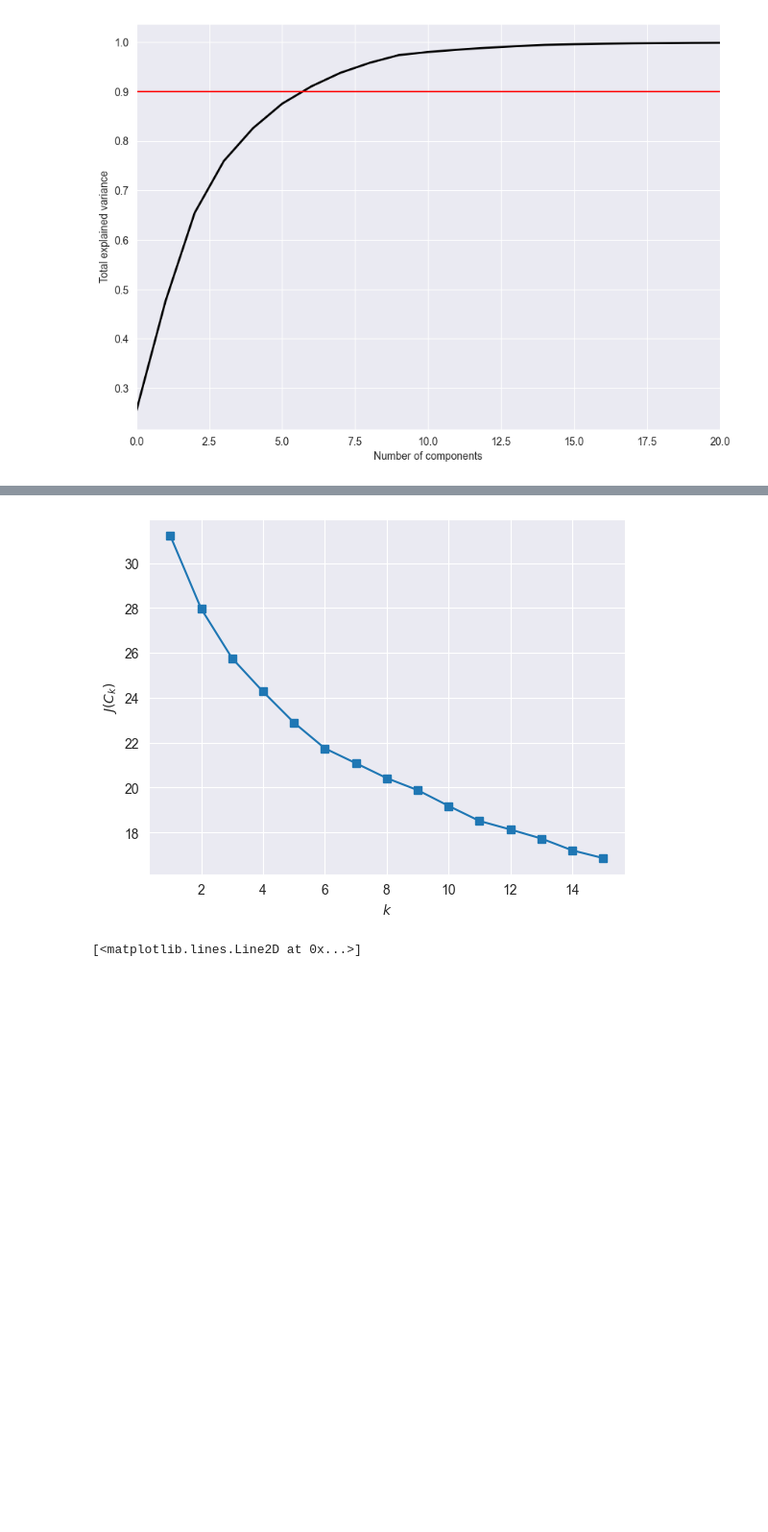
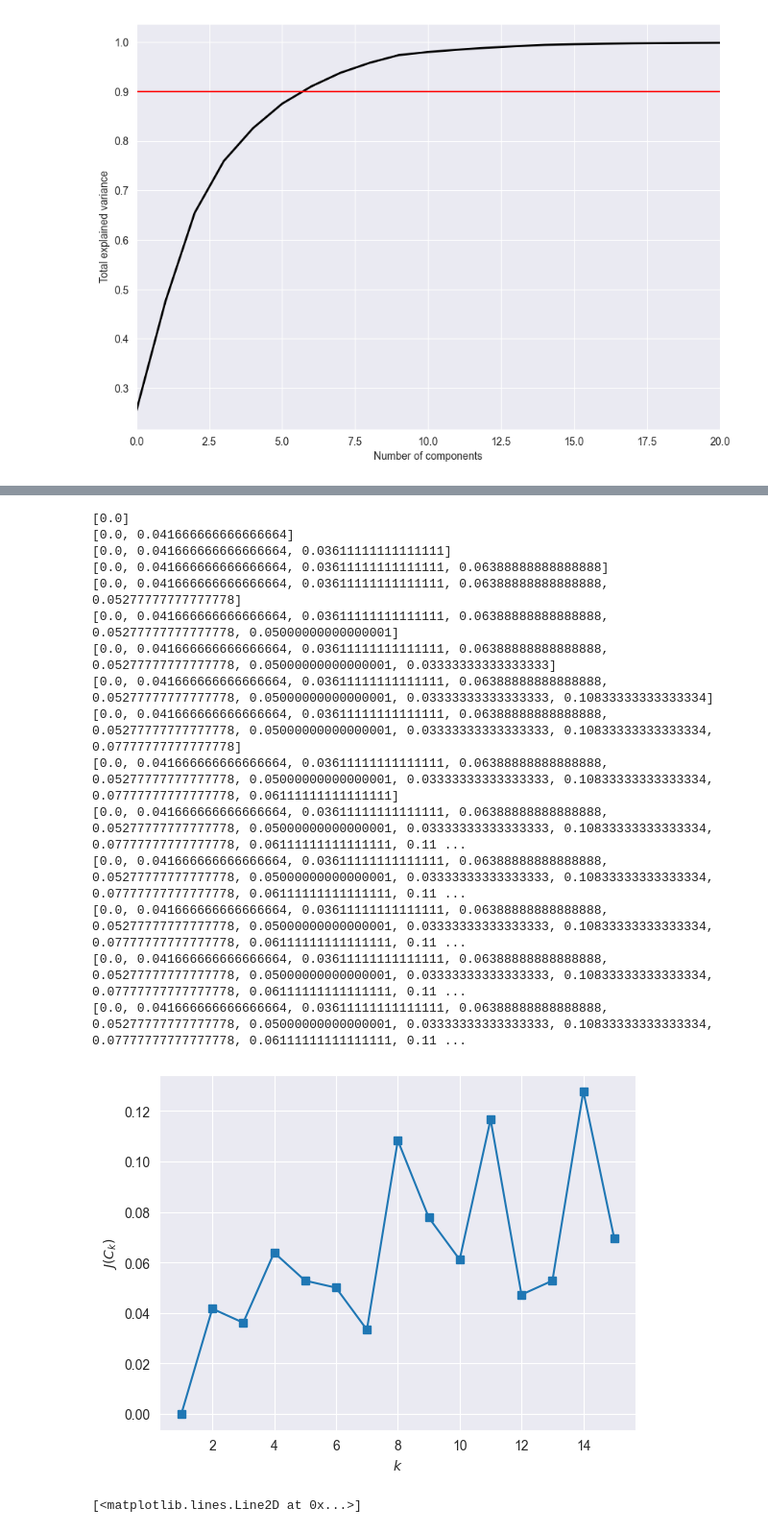
Before and after one commit to N777/ml_course_ru, a Jupyter notebook: assignments/Lab5/Lab5.ipynb, the cells around one changed output, grey strips where cells are left out. Shown at 96% size. Saved outputs shown, nothing was run; the diff lists cells and outputs as text; code cells hidden in the pictures; blank space fills up the shorter version.

```diff
--- a/assignments/Lab5/Lab5.ipynb
+++ b/assignments/Lab5/Lab5.ipynb
@@ -52,16 +61,35 @@ X_reduced = pca.fit_transform(diabetes_X)
 # %%
+from sklearn.metrics import f1_score
 from sklearn.cluster import KMeans
 
 inertia = []
 for k in range(1, 16):
-    kmeans = KMeans(n_clusters=k, random_state=1).fit(X_reduced)
-    inertia.append(np.sqrt(kmeans.inertia_))
+    kmeans = KMeans(n_clusters=k, random_state=1).fit(diabetes_X)
+    y_predict = kmeans.predict(diabetes_X)
+    inertia.append(f1_score(diabetes_y, y_predict ,average='micro'))
+    print(inertia)
+
 
 plt.plot(range(1, 16), inertia, marker='s')
 plt.xlabel('$k$')
 plt.ylabel('$J(C_k)$');
 # %% [output]
+[0.0]
+[0.0, 0.041666666666666664]
+[0.0, 0.041666666666666664, 0.03611111111111111]
+[0.0, 0.041666666666666664, 0.03611111111111111, 0.06388888888888888]
+[0.0, 0.041666666666666664, 0.03611111111111111, 0.06388888888888888, 0.05277777777777778]
+[0.0, 0.041666666666666664, 0.03611111111111111, 0.06388888888888888, 0.05277777777777778, 0.05000000000000001]
+[0.0, 0.041666666666666664, 0.03611111111111111, 0.06388888888888888, 0.05277777777777778, 0.05000000000000001, 0.03333333333333333]
+[0.0, 0.041666666666666664, 0.03611111111111111, 0.06388888888888888, 0.05277777777777778, 0.05000000000000001, 0.03333333333333333, 0.10833333333333334]
+[0.0, 0.041666666666666664, 0.03611111111111111, 0.06388888888888888, 0.05277777777777778, 0.05000000000000001, 0.03333333333333333, 0.10833333333333334, 0.07777777777777778]
+[0.0, 0.041666666666666664, 0.03611111111111111, 0.06388888888888888, 0.05277777777777778, 0.05000000000000001, 0.03333333333333333, 0.10833333333333334, 0.07777777777777778, 0.06111111111111111]
+[0.0, 0.041666666666666664, 0.03611111111111111, 0.06388888888888888, 0.05277777777777778, 0.05000000000000001, 0.03333333333333333, 0.10833333333333334, 0.07777777777777778, 0.06111111111111111, 0.11 ...
+[0.0, 0.041666666666666664, 0.03611111111111111, 0.06388888888888888, 0.05277777777777778, 0.05000000000000001, 0.03333333333333333, 0.10833333333333334, 0.07777777777777778, 0.06111111111111111, 0.11 ...
+[0.0, 0.041666666666666664, 0.03611111111111111, 0.06388888888888888, 0.05277777777777778, 0.05000000000000001, 0.03333333333333333, 0.10833333333333334, 0.07777777777777778, 0.06111111111111111, 0.11 ...
+[0.0, 0.041666666666666664, 0.03611111111111111, 0.06388888888888888, 0.05277777777777778, 0.05000000000000001, 0.03333333333333333, 0.10833333333333334, 0.07777777777777778, 0.06111111111111111, 0.11 ...
+[0.0, 0.041666666666666664, 0.03611111111111111, 0.06388888888888888, 0.05277777777777778, 0.05000000000000001, 0.03333333333333333, 0.10833333333333334, 0.07777777777777778, 0.06111111111111111, 0.11 ...
-[figure, old version]
+[figure, new version]
 # %%
 from scipy.interpolate import UnivariateSpline
 
```
Also changed, not shown: parts of 2 cells of this notebook.
